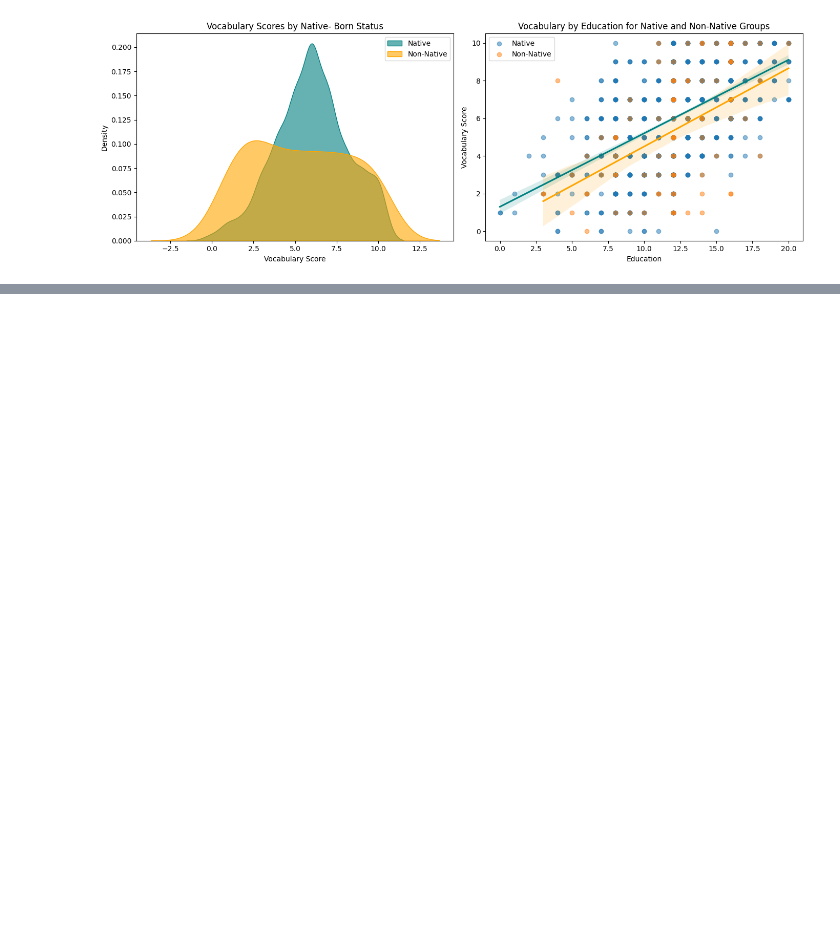
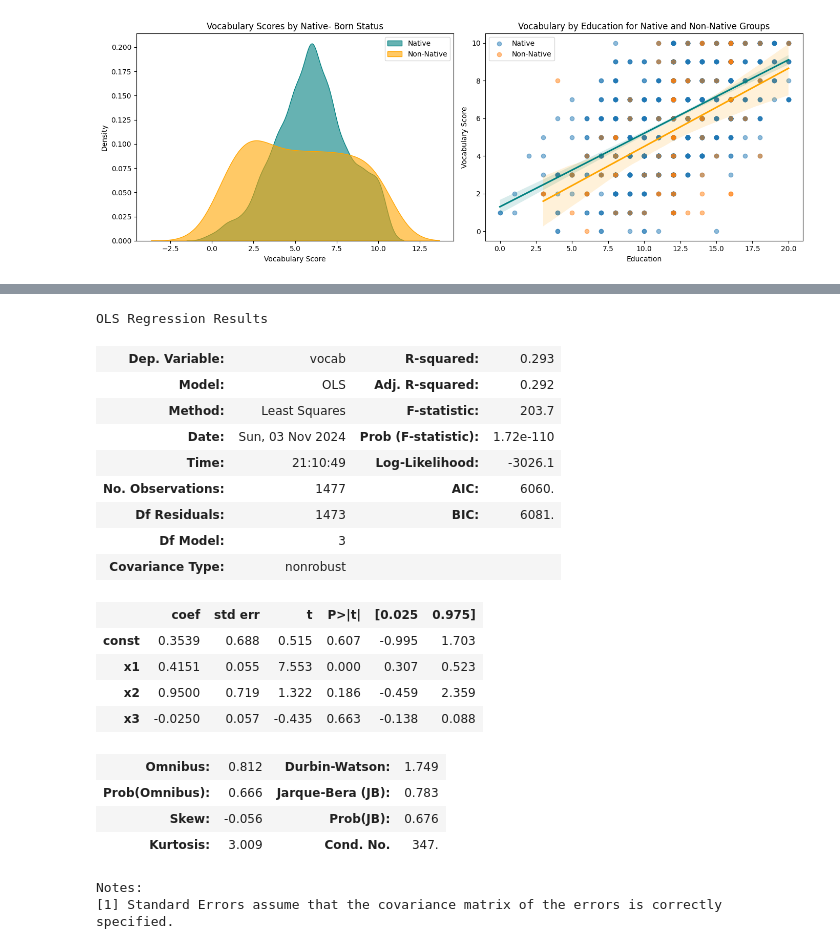
Before and after one commit to samuelnehrer02/CDataScience, a Jupyter notebook: PA2/assignment_2.ipynb, the cells around one changed output, grey strips where cells are left out. Saved outputs shown, nothing was run; the diff lists cells and outputs as text; code cells hidden in the pictures; blank space fills up the shorter version.

```diff
--- a/PA2/assignment_2.ipynb
+++ b/PA2/assignment_2.ipynb
@@ -211,0 +293,34 @@ model = sm.OLS(y, X).fit()
+# %%
+from sklearn.preprocessing import PolynomialFeatures
+
+X = data2_1978[['educ', 'nativeBorn']]
+X = pd.get_dummies(X, drop_first=True)
+interaction = PolynomialFeatures(degree=2, interaction_only=True, include_bias=False)
+X_inter = interaction.fit_transform(X)
+X_inter_const = sm.add_constant(X_inter)
+
+# This is the same as vocab = education*nativeBorn
+model3 = sm.OLS(y, X_inter_const).fit()
+model3.summary()
+# %% [output]
+OLS Regression Results
+| Dep. Variable: | vocab | R-squared: | 0.293 |
+| Model: | OLS | Adj. R-squared: | 0.292 |
+| Method: | Least Squares | F-statistic: | 203.7 |
+| Date: | Sun, 03 Nov 2024 | Prob (F-statistic): | 1.72e-110 |
+| Time: | 21:10:49 | Log-Likelihood: | -3026.1 |
+| No. Observations: | 1477 | AIC: | 6060. |
+| Df Residuals: | 1473 | BIC: | 6081. |
+| Df Model: | 3 |  |  |
+| Covariance Type: | nonrobust |  |  |
+|  | coef | std err | t | P>|t| | [0.025 | 0.975] |
+| const | 0.3539 | 0.688 | 0.515 | 0.607 | -0.995 | 1.703 |
+| x1 | 0.4151 | 0.055 | 7.553 | 0.000 | 0.307 | 0.523 |
+| x2 | 0.9500 | 0.719 | 1.322 | 0.186 | -0.459 | 2.359 |
+| x3 | -0.0250 | 0.057 | -0.435 | 0.663 | -0.138 | 0.088 |
+| Omnibus: | 0.812 | Durbin-Watson: | 1.749 |
+| Prob(Omnibus): | 0.666 | Jarque-Bera (JB): | 0.783 |
+| Skew: | -0.056 | Prob(JB): | 0.676 |
+| Kurtosis: | 3.009 | Cond. No. | 347. |
+Notes:
+[1] Standard Errors assume that the covariance matrix of the errors is correctly specified.
```
Also changed, not shown: parts of 11 cells of this notebook.
